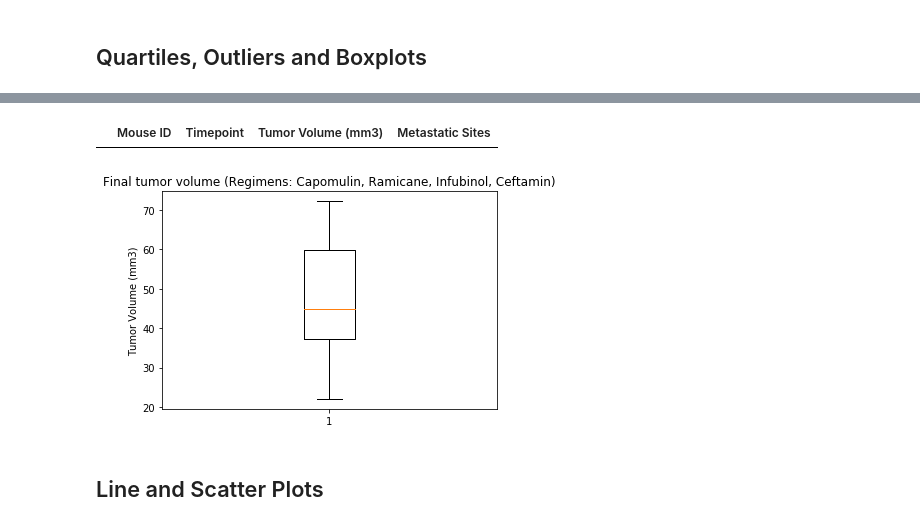
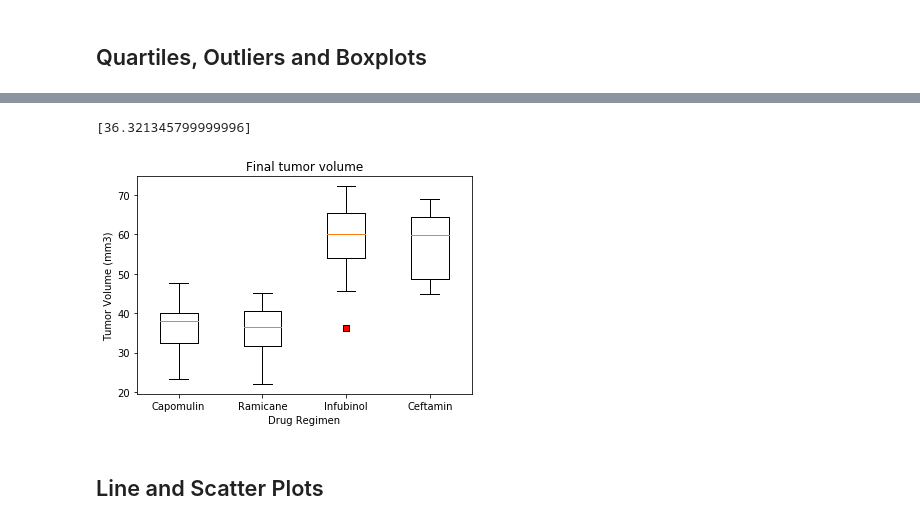
Before and after one commit to mastachi-cin/matplotlib-challenge, a Jupyter notebook: Pymaceuticals/pymaceuticals_starter.ipynb, the cells around one changed output, grey strips where cells are left out. Saved outputs shown, nothing was run; the diff lists cells and outputs as text; code cells hidden in the pictures.

```diff
--- a/Pymaceuticals/pymaceuticals_starter.ipynb
+++ b/Pymaceuticals/pymaceuticals_starter.ipynb
@@ -243,11 +236,10 @@ data_filtered = data_merged[(data_merged["Drug Regimen"] == "Capomulin") |
                             (data_merged["Drug Regimen"] == "Ramicane") |
                             (data_merged["Drug Regimen"] == "Infubinol") |
                             (data_merged["Drug Regimen"] == "Ceftamin")]
-data_grp = data_filtered.groupby("Mouse ID")["Timepoint"].max()
+data_grp = data_filtered.groupby(["Mouse ID"])["Timepoint"].max()
 last_timepoint = pd.DataFrame({"Timepoint": data_grp})
-last_timepoint
 
 # Merge this group df with the original dataframe to get the tumor volume at the last timepoint
-last_tumor_vol = last_timepoint.merge(study_results, on=["Mouse ID", "Timepoint"])
+last_tumor_vol = last_timepoint.merge(data_merged, on=["Mouse ID", "Timepoint"])
 last_tumor_vol
 # %% [output]
@@ -268,45 +260,52 @@ last_tumor_vol
 # Put treatments into a list for for loop (and later for plot labels)
 treatments_reg = ["Capomulin", "Ramicane", "Infubinol", "Ceftamin"]
 
-
 # Create empty list to fill with tumor vol data (for plotting)
 tumor_vol = []
-
+outliers = []
 
 # Calculate the IQR and quantitatively determine if there are any potential outliers.
 
+# Locate the rows which contain mice on each drug and get the tumor volumes
+# add subset
+for n in range(len(treatments_reg)):
+    tumor_vol.append(last_tumor_vol["Tumor Volume (mm3)"][last_tumor_vol["Drug Regimen"] == treatments_reg[n]])
 
-    # Locate the rows which contain mice on each drug and get the tumor volumes
+# Determine outliers using upper and lower bounds
+for n in range(len(tumor_vol)):
+    quartiles = tumor_vol[n].quantile([.25,.5,.75])
+    lowerq = quartiles[0.25]
+    upperq = quartiles[0.75]
+    iqr = upperq-lowerq
+    lower_bound = lowerq - (1.5*iqr)
+    upper_bound = upperq + (1.5*iqr)
 
+    for i in range(len(tumor_vol[n])):
+        if (tumor_vol[n].iloc[i] < lower_bound) | (tumor_vol[n].iloc[i] > upper_bound):
+            outliers.append(tumor_vol[n].iloc[i])
 
-    # add subset
-
-
-    # Determine outliers using upper and lower bounds
-quartiles = last_tumor_vol["Tumor Volume (mm3)"].quantile([.25,.5,.75])
-lowerq = quartiles[0.25]
-upperq = quartiles[0.75]
-iqr = upperq-lowerq
-lower_bound = lowerq - (1.5*iqr)
-upper_bound = upperq + (1.5*iqr)
-
-#print(f"Values below {lower_bound} could be outliers.")
-#print(f"Values above {upper_bound} could be outliers.")
-
-outliers = last_tumor_vol.loc[(last_tumor_vol["Tumor Volume (mm3)"] < lower_bound) |
-                              (last_tumor_vol["Tumor Volume (mm3)"] > upper_bound)]
 outliers
 # %% [output]
-|  | Mouse ID | Timepoint | Tumor Volume (mm3) | Metastatic Sites |
+[36.321345799999996]
 # %%
 # Generate a box plot of the final tumor volume of each mouse across four regimens of interest
+
+# Define color and style for any potential outliers
+red_square = dict(markerfacecolor='r', marker='s')
 fig1, ax1 = plt.subplots()
-ax1.set_title('Final tumor volume (Regimens: Capomulin, Ramicane, Infubinol, Ceftamin)')
+ax1.set_title('Final tumor volume')
+ax1.set_xlabel("Drug Regimen")
 ax1.set_ylabel('Tumor Volume (mm3)')
-ax1.boxplot(last_tumor_vol["Tumor Volume (mm3)"])
+ax1.boxplot(tumor_vol, flierprops=red_square)
+
+# Place x axis headers
+x_axis = np.arange(len(treatments_reg))+1
+tick_locations = [value for value in x_axis]
+plt.xticks(tick_locations, treatments_reg)
+
 plt.show()
 # %% [output]
-[figure, old version]
+[figure, new version]
 # %% [markdown]
 ## Line and Scatter Plots
 # %%
```
Also changed, not shown: parts of 8 cells of this notebook, 2 other files.
